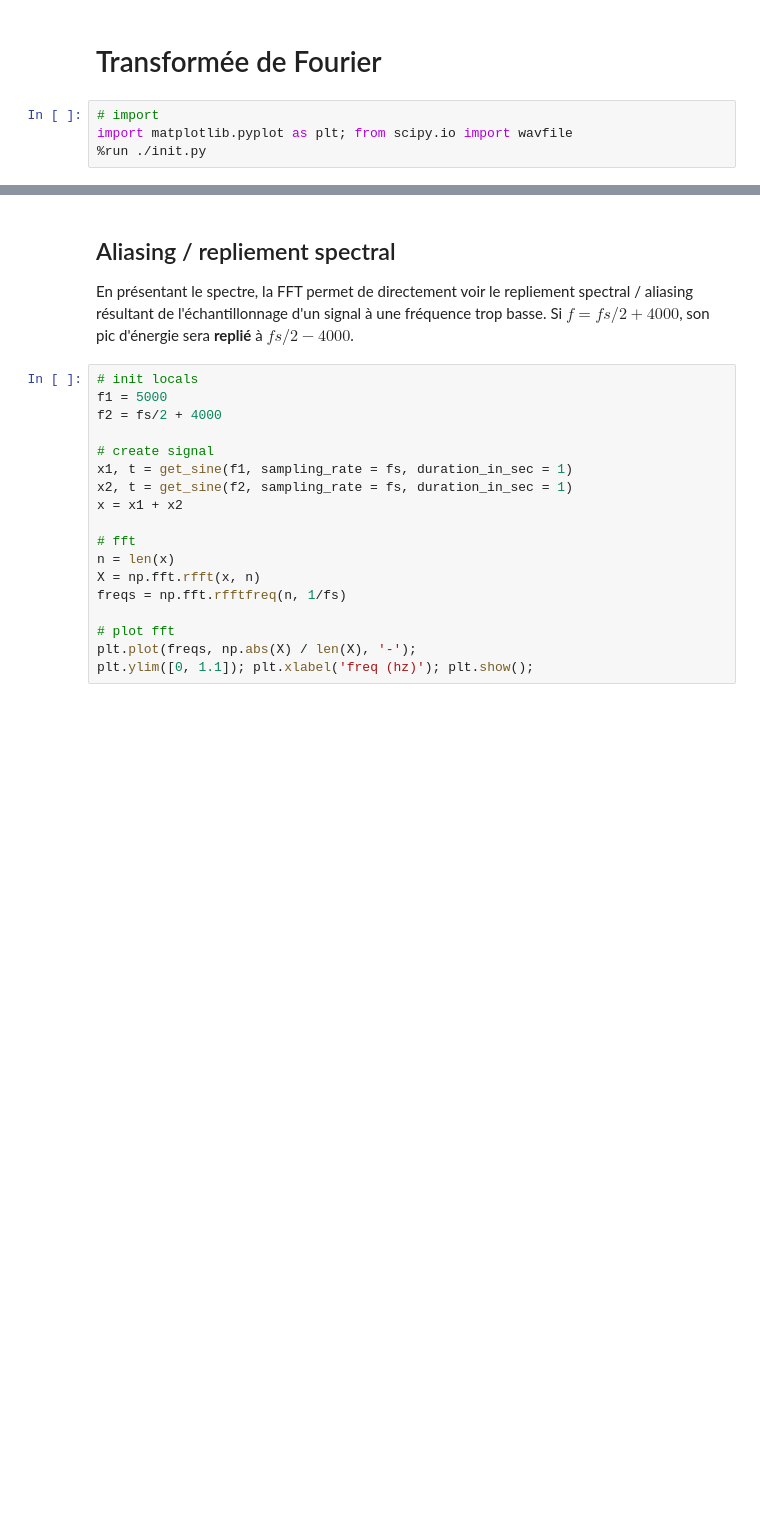
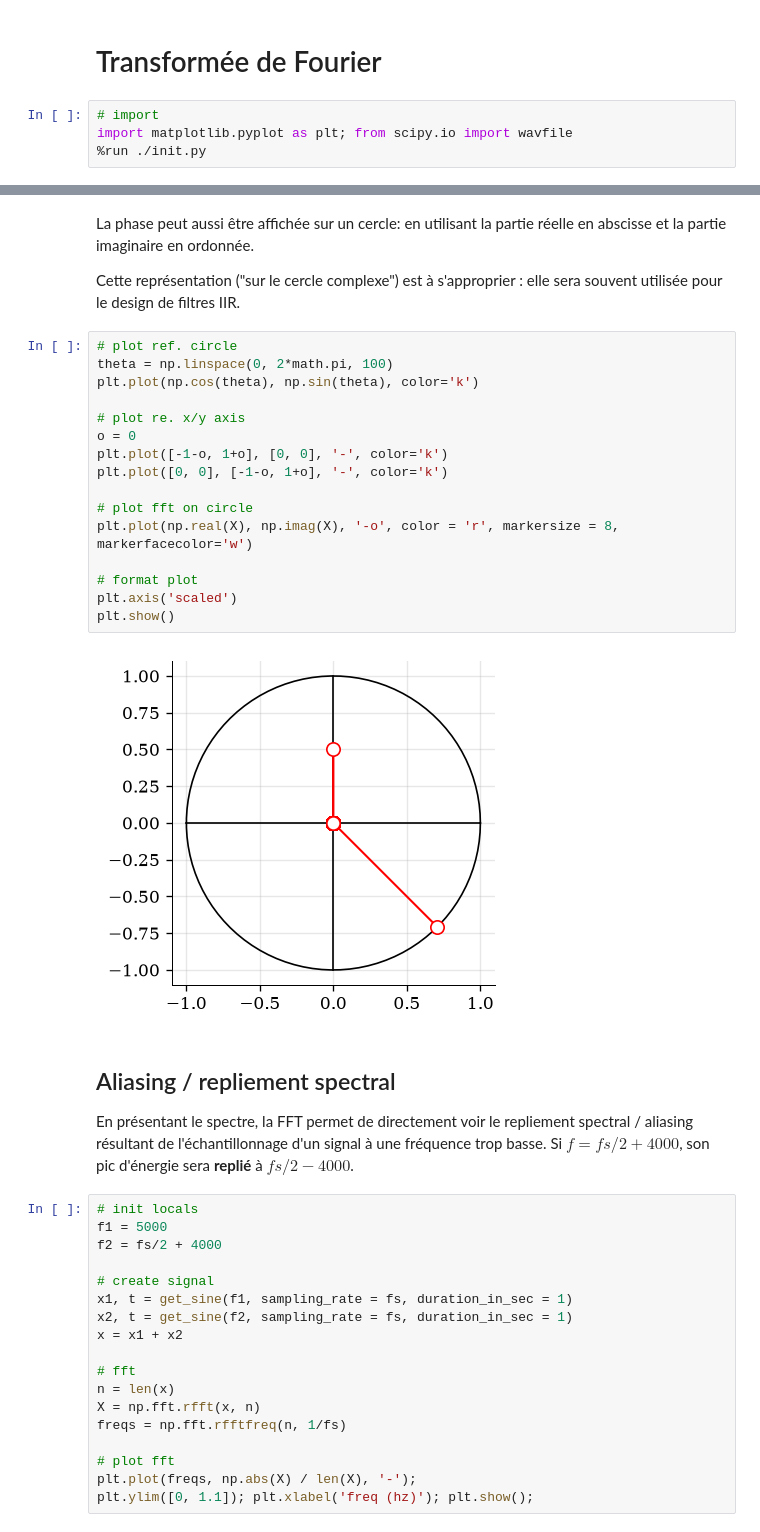
Before and after one commit to PyrApple/jupyterlite_signal_processing_ens, a Jupyter notebook: content/courses/4_fft_development.ipynb, the cells around one changed output, grey strips where cells are left out. Saved outputs shown, nothing was run; the diff lists cells and outputs as text; blank space fills up the shorter version.

```diff
--- a/content/4_fft_development.ipynb
+++ b/content/courses/4_fft_development.ipynb
@@ -7,3 +105,25 @@ import matplotlib.pyplot as plt; from scipy.io import wavfile
+# %% [markdown]
+La phase peut aussi être affichée sur un cercle: en utilisant la partie réelle en abscisse et la partie imaginaire en ordonnée.
+
+Cette représentation ("sur le cercle complexe") est à s'approprier : elle sera souvent utilisée pour le design de filtres IIR.
+# %%
+# plot ref. circle
+theta = np.linspace(0, 2*math.pi, 100)
+plt.plot(np.cos(theta), np.sin(theta), color='k')
+
+# plot re. x/y axis
+o = 0
+plt.plot([-1-o, 1+o], [0, 0], '-', color='k')
+plt.plot([0, 0], [-1-o, 1+o], '-', color='k')
+
+# plot fft on circle
+plt.plot(np.real(X), np.imag(X), '-o', color = 'r', markersize = 8, markerfacecolor='w')
+
+# format plot
+plt.axis('scaled')
+plt.show()
+# %% [output]
+[figure, added]
 # %% [markdown]
 ## Aliasing / repliement spectral
 
```
Also changed, not shown: parts of 8 cells of this notebook, 29 other files.
